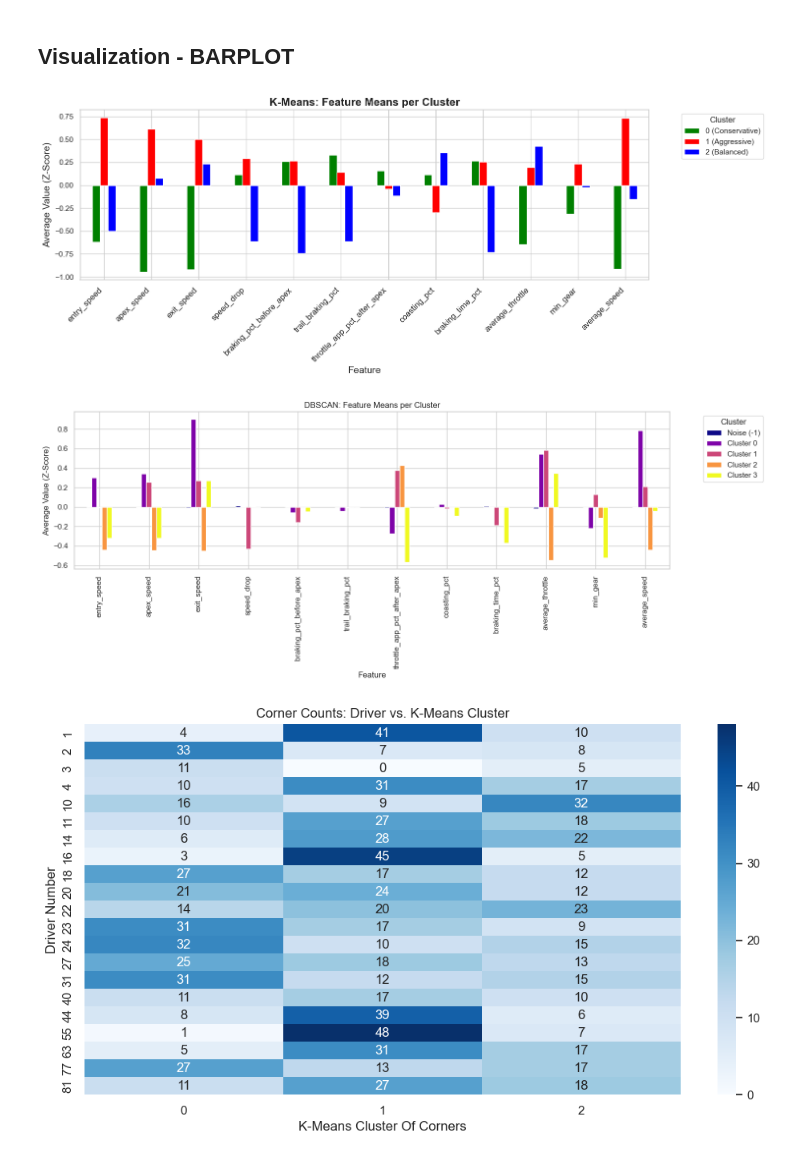
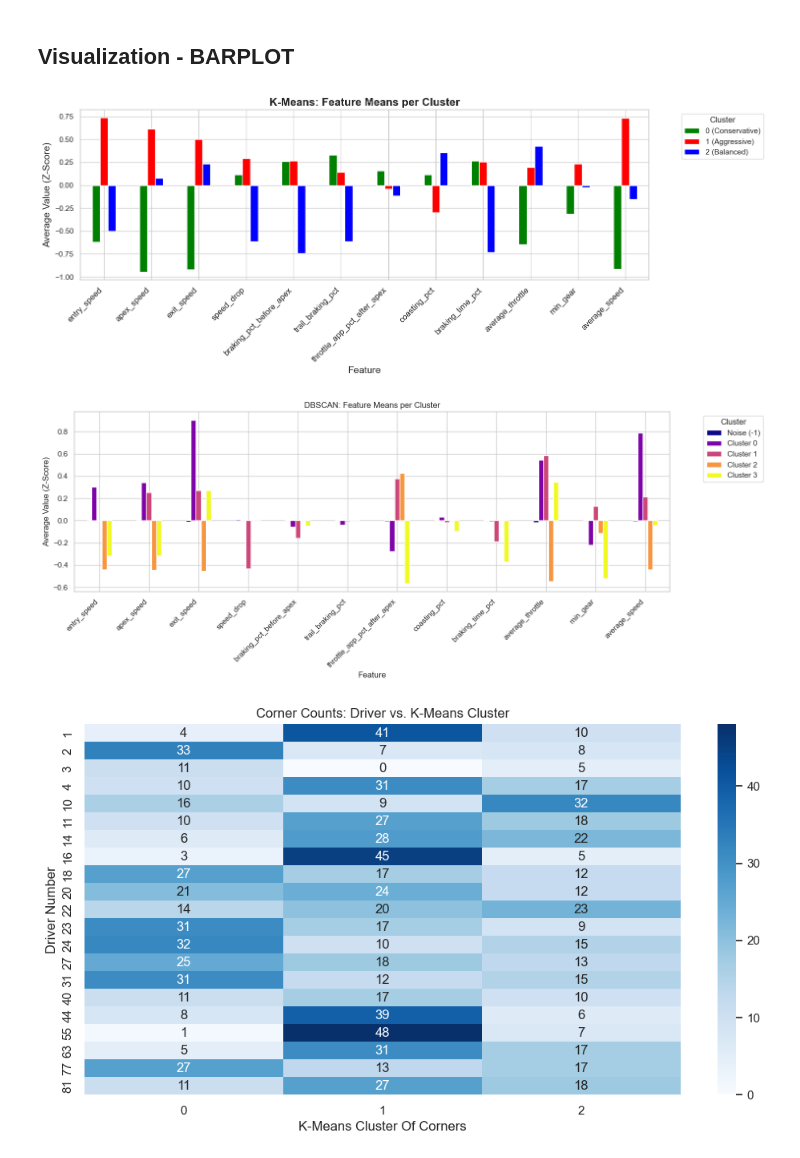
Before and after one commit to idobrenerm-gif/F1-Clustering-Project, a Jupyter notebook: finalproject - implementation.ipynb, the cells around one changed output. Cells and saved outputs as stored; diff of their text form; code cells hidden in the pictures.

```diff
--- a/finalproject - implementation.ipynb
+++ b/finalproject - implementation.ipynb
@@ -1008,32 +1008,29 @@ plt.show()
 # %%
 # Plot K-Means Bar Chart
 cluster_colors = ['green', 'red', 'blue']
-
-# ציור הגרף
 kmeans_means.T.plot(kind='bar', figsize=(15, 6), color=cluster_colors)
 
 plt.title('K-Means: Feature Means per Cluster', fontsize=16, fontweight='bold')
 plt.xlabel('Feature', fontsize=14)
 plt.ylabel('Average Value (Z-Score)', fontsize=14)
 plt.xticks(rotation=45, ha='right', fontsize=12)
 
-# עדכון המקרא
 plt.legend(['0 (Conservative)', '1 (Aggressive)', '2 (Balanced)'], title='Cluster', bbox_to_anchor=(1.05, 1), loc='upper left')
 
 plt.tight_layout()
 plt.show()
-
 # Plot DBSCAN Bar Chart
 dbscan_means.T.plot(kind='bar', figsize=(15, 6), colormap='plasma')
 plt.title('DBSCAN: Feature Means per Cluster')
 plt.xlabel('Feature')
 plt.ylabel('Average Value (Z-Score)')
 plt.legend(title='Cluster', bbox_to_anchor=(1.05, 1), loc='upper left')
+plt.xticks(rotation=45, ha='right', fontsize=11)
 plt.tight_layout()
 plt.show()
 # %% [output]
 [figure]
-[figure, old version]
+[figure, new version]
 # %%
 # 1. Macro: Driver vs. K-Means Cluster distribution
 driver_cluster_dist = pd.crosstab(df['driver_number'], df['kmeans_cluster'])
```
Also changed, not shown: parts of 6 cells of this notebook, 1 other file.
